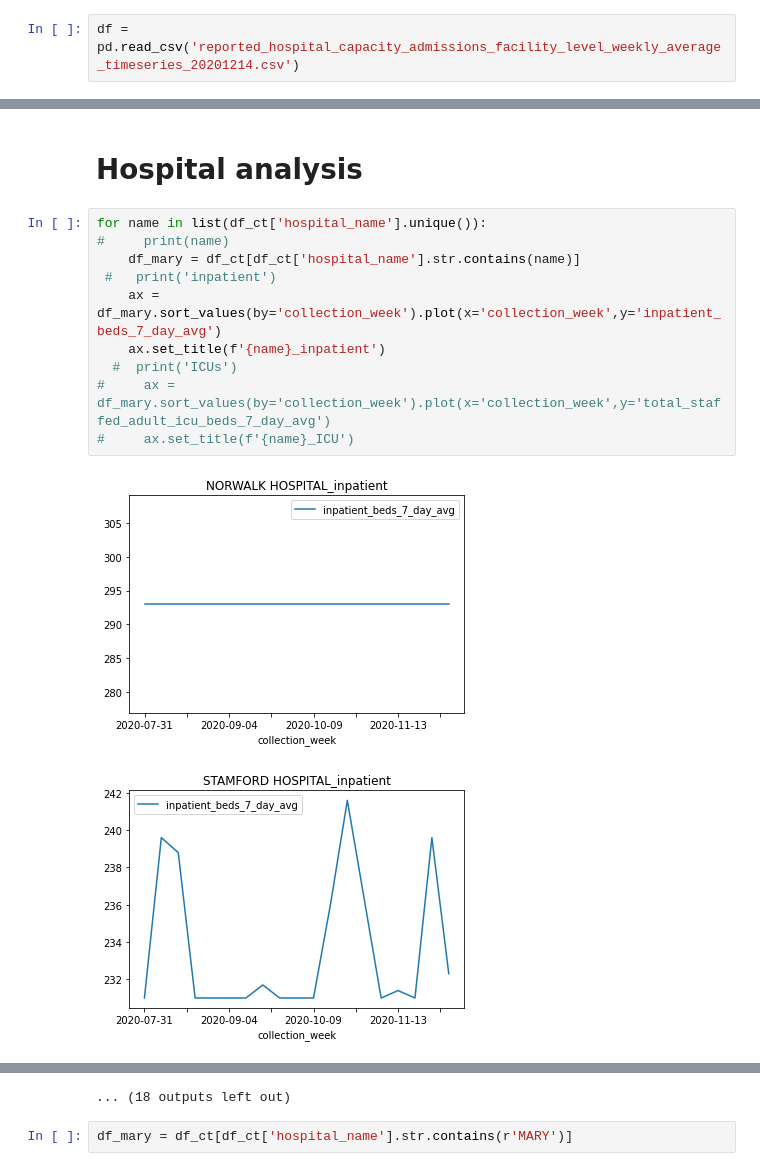
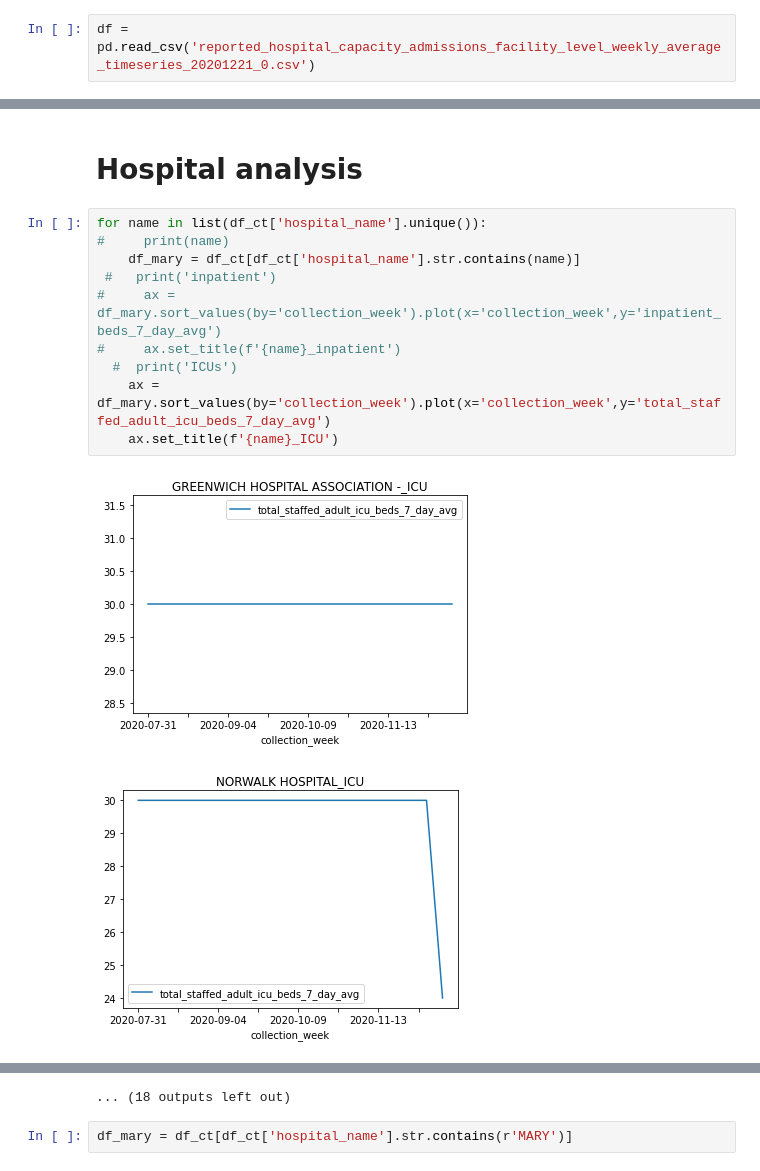
Before and after one commit to kpananjady/Hospital_capacity, a Jupyter notebook: Hospital Capacity - Facility Level.ipynb, the cells around one changed output, grey strips where cells are left out. Cells and saved outputs as stored; diff of their text form.

```diff
--- a/Hospital Capacity - Facility Level.ipynb
+++ b/Hospital Capacity - Facility Level.ipynb
@@ -7,7 +7,7 @@ import pandas as pd
 # %% [markdown]
 # Tools
 # %%
-df = pd.read_csv('reported_hospital_capacity_admissions_facility_level_weekly_average_timeseries_20201214.csv')
+df = pd.read_csv('reported_hospital_capacity_admissions_facility_level_weekly_average_timeseries_20201221_0.csv')
 # %%
 #columns;pediatric estimates seem to be negative (suppressed?)
 # %%
@@ -264,13 +304,13 @@ df_covid_by_hosp.merge(df_pop_pos, left_on='city', right_on='town')
 # %%
 for name in list(df_ct['hospital_name'].unique()):
 #     print(name)
     df_mary = df_ct[df_ct['hospital_name'].str.contains(name)]
  #   print('inpatient')
-    ax = df_mary.sort_values(by='collection_week').plot(x='collection_week',y='inpatient_beds_7_day_avg')
-    ax.set_title(f'{name}_inpatient')
+#     ax = df_mary.sort_values(by='collection_week').plot(x='collection_week',y='inpatient_beds_7_day_avg')
+#     ax.set_title(f'{name}_inpatient')
   #  print('ICUs')
-#     ax = df_mary.sort_values(by='collection_week').plot(x='collection_week',y='total_staffed_adult_icu_beds_7_day_avg')
-#     ax.set_title(f'{name}_ICU')
+    ax = df_mary.sort_values(by='collection_week').plot(x='collection_week',y='total_staffed_adult_icu_beds_7_day_avg')
+    ax.set_title(f'{name}_ICU')
 # %% [output]
-[figure, old version]
+[figure, new version]
-[figure, old version]
+[figure, new version]
```
Also changed, not shown: parts of 27 cells of this notebook, 4 other files.
